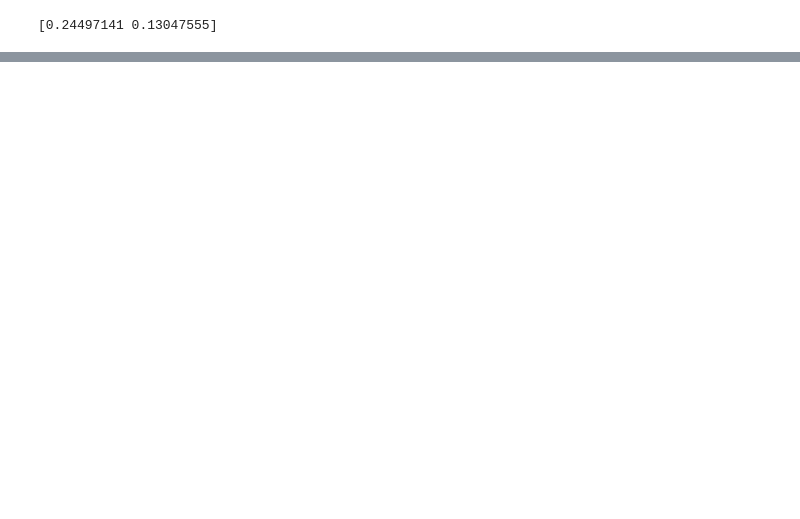
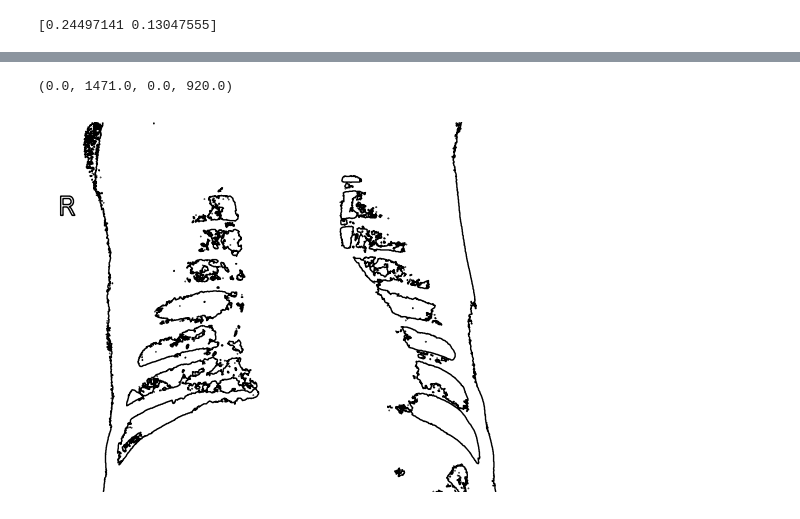
Before and after one commit to Iwaniukooo11/deep-learning_x-ray-images-pneumonia, a Jupyter notebook: eda/main.ipynb, the cells around one changed output, grey strips where cells are left out. Cells and saved outputs as stored; diff of their text form; code cells hidden in the pictures; blank space fills up the shorter version.

```diff
--- a/eda/main.ipynb
+++ b/eda/main.ipynb
@@ -212,0 +226,12 @@ Note: you may need to restart the kernel to use updated packages.
+# %%
+#sisnce eveyrhing is 0/1 i want everything to be white + original contours as a black line
+# plt.imshow(binary, cmap='gray')
+#rortate upside down binary
+
+
+
+plt.contour(np.flipud(binary), colors='black', linewidths=1)
+plt.axis('off')
+# %% [output]
+(0.0, 1471.0, 0.0, 920.0)
+[figure, added]
```
Also changed, not shown: parts of 25 cells of this notebook.
